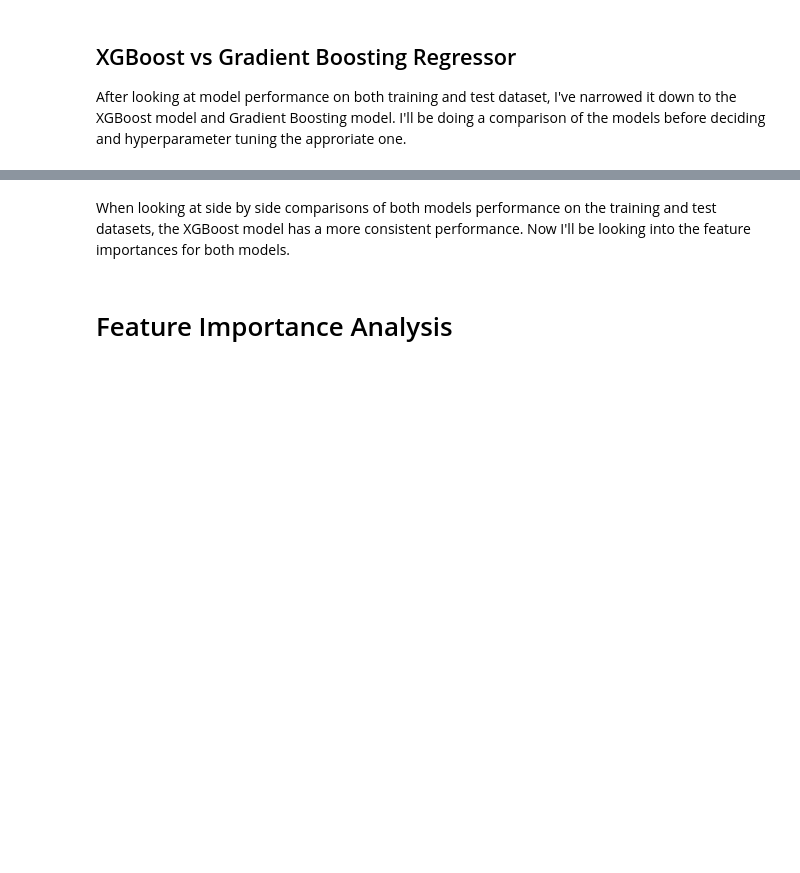
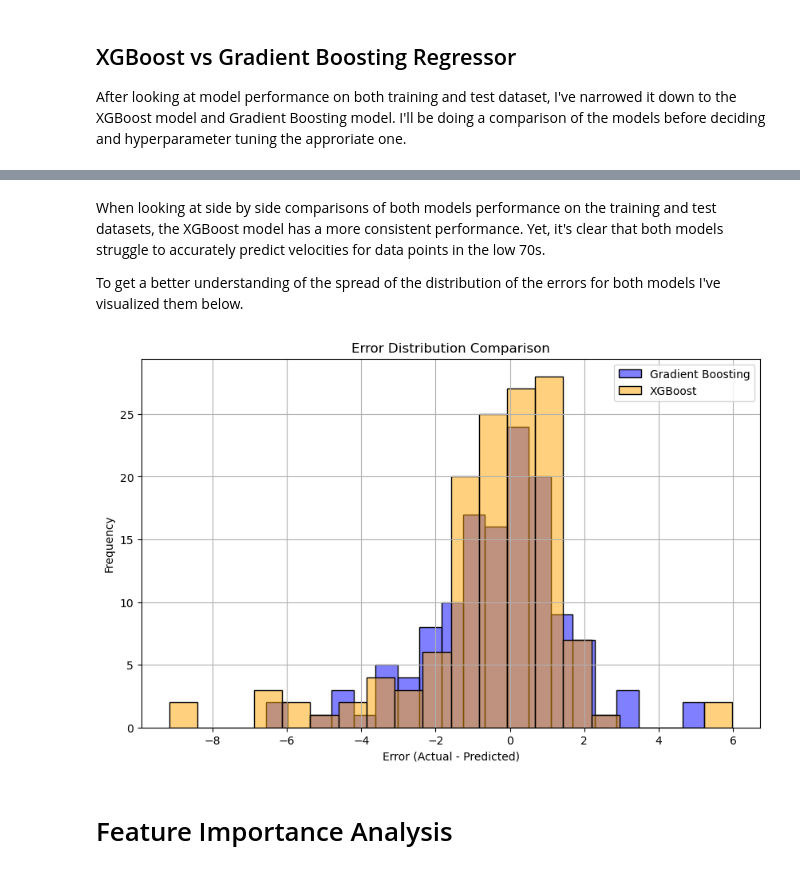
Before and after one commit to jisoawe/Biomech_Pitch_Velo_Prediction, a Jupyter notebook: Biomech_Velo_Prediction.ipynb, the cells around one changed output, grey strips where cells are left out. Cells and saved outputs as stored; diff of their text form; code cells hidden in the pictures; blank space fills up the shorter version.

```diff
--- a/Biomech_Velo_Prediction.ipynb
+++ b/Biomech_Velo_Prediction.ipynb
@@ -303,5 +266,25 @@ plt.legend()
 # %% [markdown]
-When looking at side by side comparisons of both models performance on the training and test datasets, the XGBoost model has a more consistent performance. Now I'll be looking into the feature importances for both models.
+When looking at side by side comparisons of both models performance on the training and test datasets, the XGBoost model has a more consistent performance. Yet, it's clear that both models struggle to accurately predict velocities for data points in the low 70s.
+
+To get a better understanding of the spread of the distribution of the errors for both models I've visualized them below.
+# %%
+errors_gb = y_test - y_pred_gbr
+errors_xgb = y_test - y_pred_XGB
+
+plt.figure(figsize=(10, 6))
+
+sns.histplot(errors_gb, bins = 20, label = 'Gradient Boosting', color = 'blue', alpha = 0.5)
+sns.histplot(errors_xgb, bins = 20, label = 'XGBoost', color = 'orange', alpha = 0.5)
+
+plt.title('Error Distribution Comparison')
+plt.xlabel('Error (Actual - Predicted)')
+plt.ylabel('Frequency')
+plt.legend()
+plt.grid()
+
+plt.show()
+# %% [output]
+[figure, added]
 # %% [markdown]
 # Feature Importance Analysis
 # %%
```
Also changed, not shown: parts of 22 cells of this notebook.
